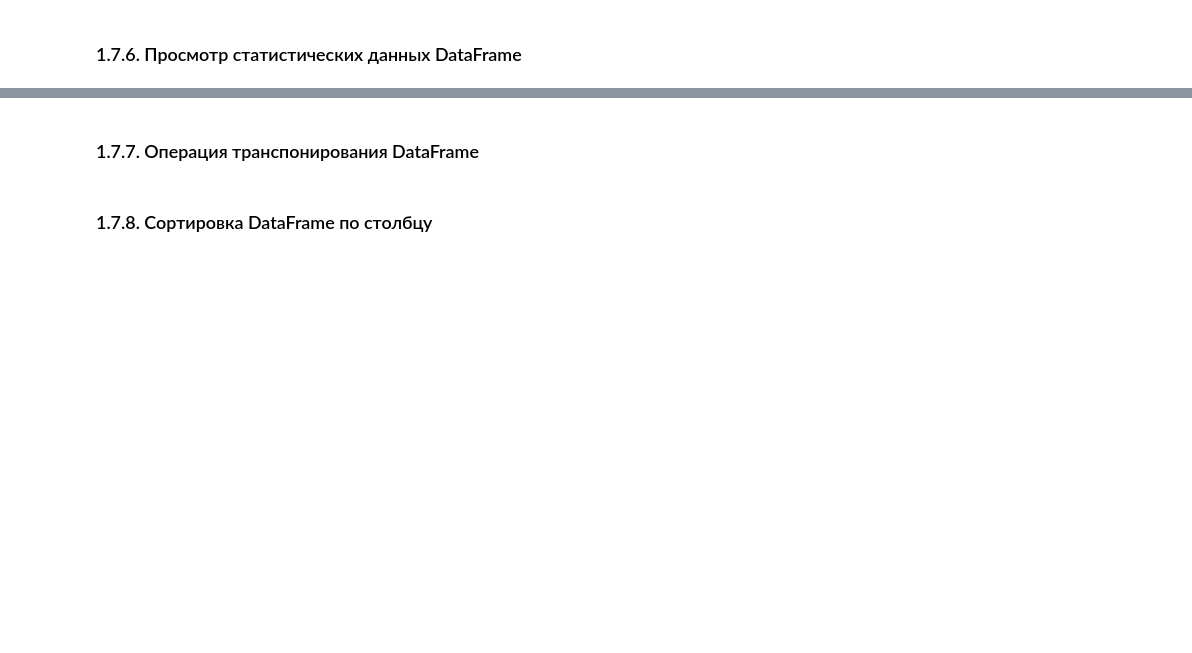
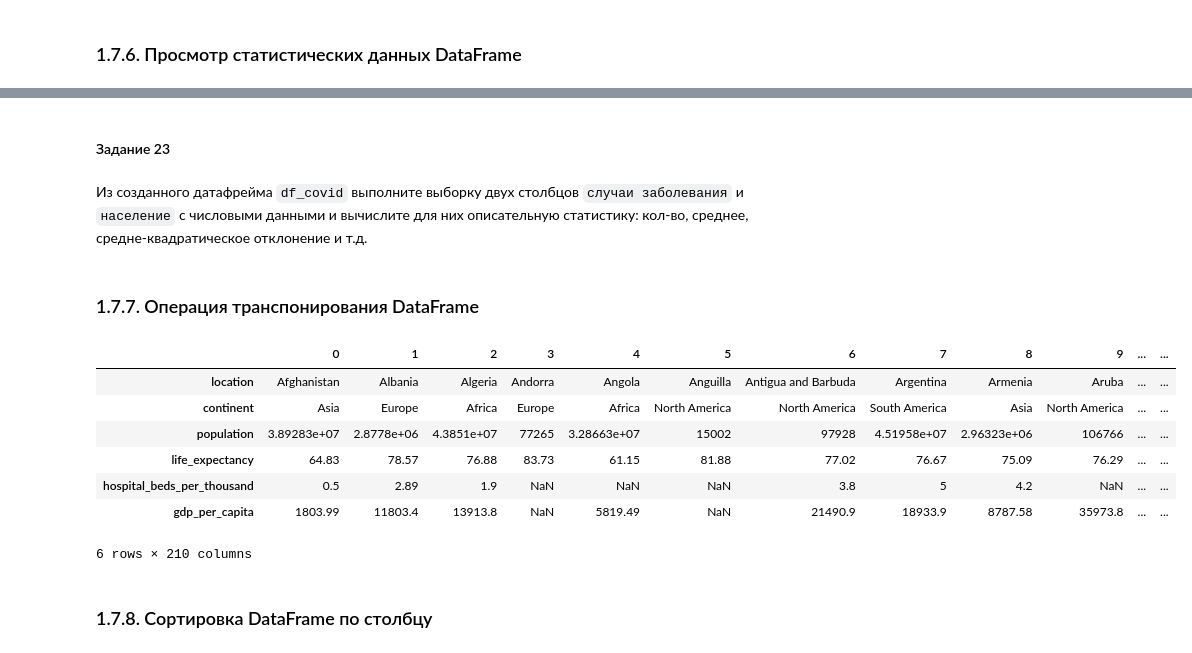
Before and after one commit to SerjiEvg/data-analysis, a Jupyter notebook: labs/Операции с Pandas/ЛР4. Введение в библиотеку Pandas.ipynb, the cells around one changed output, grey strips where cells are left out. Saved outputs shown, nothing was run; the diff lists cells and outputs as text; code cells hidden in the pictures; blank space fills up the shorter version.

```diff
--- a/labs/Операции с Pandas/ЛР4. Введение в библиотеку Pandas.ipynb
+++ b/labs/Операции с Pandas/ЛР4. Введение в библиотеку Pandas.ipynb
@@ -509,0 +647,4 @@ df2.describe()
+# %% [markdown]
+#### Задание 23
+# %% [markdown]
+Из созданного датафрейма `df_covid` выполните выборку двух столбцов `случаи заболевания` и `население` с числовыми данными и вычислите для них описательную статистику: кол-во, среднее, средне-квадратическое отклонение и т.д.
@@ -510,6 +653,15 @@ df2.describe()
 # %% [markdown]
 ### 1.7.7. Операция транспонирования DataFrame
 # %%
-df2.T
+df_contries.T
+# %% [output]
+|  | 0 | 1 | 2 | 3 | 4 | 5 | 6 | 7 | 8 | 9 | ... | ... |
+| location | Afghanistan | Albania | Algeria | Andorra | Angola | Anguilla | Antigua and Barbuda | Argentina | Armenia | Aruba | ... | ... |
+| continent | Asia | Europe | Africa | Europe | Africa | North America | North America | South America | Asia | North America | ... | ... |
+| population | 3.89283e+07 | 2.8778e+06 | 4.3851e+07 | 77265 | 3.28663e+07 | 15002 | 97928 | 4.51958e+07 | 2.96323e+06 | 106766 | ... | ... |
+| life_expectancy | 64.83 | 78.57 | 76.88 | 83.73 | 61.15 | 81.88 | 77.02 | 76.67 | 75.09 | 76.29 | ... | ... |
+| hospital_beds_per_thousand | 0.5 | 2.89 | 1.9 | NaN | NaN | NaN | 3.8 | 5 | 4.2 | NaN | ... | ... |
+| gdp_per_capita | 1803.99 | 11803.4 | 13913.8 | NaN | 5819.49 | NaN | 21490.9 | 18933.9 | 8787.58 | 35973.8 | ... | ... |
+6 rows × 210 columns
 # %% [markdown]
 ### 1.7.8. Сортировка DataFrame по столбцу
```
Also changed, not shown: parts of 89 cells of this notebook.
